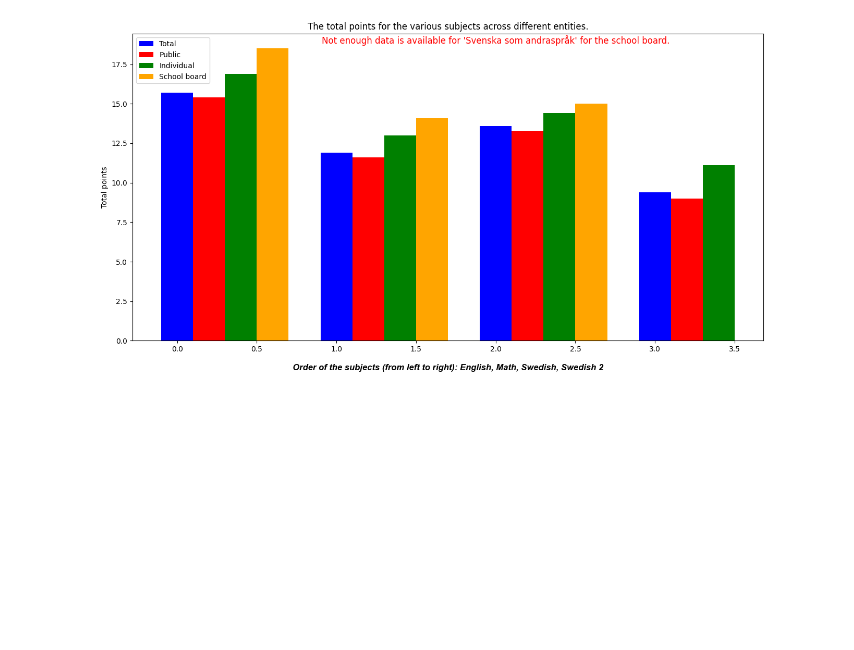
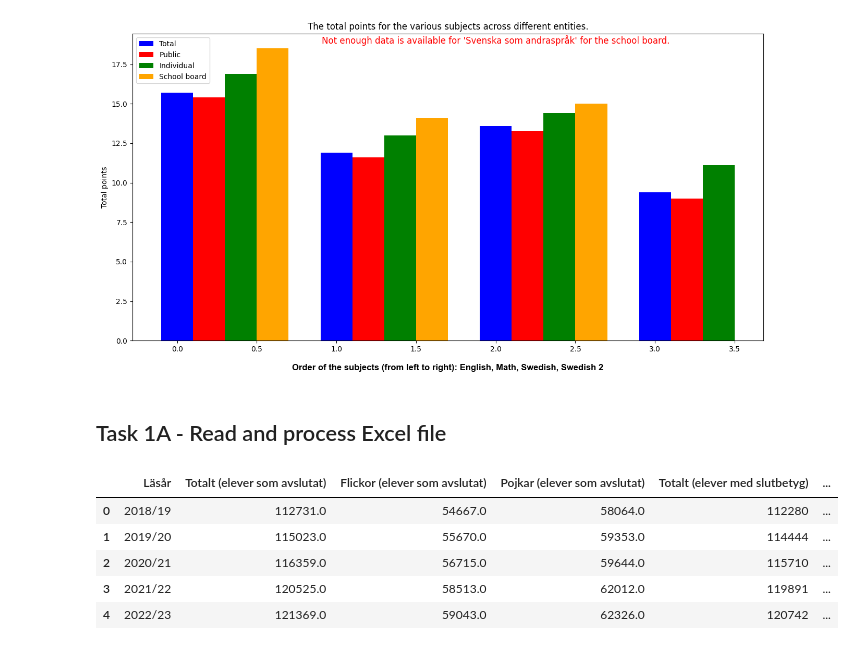
Before and after one commit to KevinKinnunen/Python-Kevin-Kinnunen-OPA23, a Jupyter notebook: labs/lab2/main.ipynb, the cells around one changed output. Cells and saved outputs as stored; diff of their text form; code cells hidden in the pictures; blank space fills up the shorter version.

Commit message:
Task 1A: Read and process xlsx file
Read in Excel sheets, modify sheet one columns (Tabbel 1A) to specify the Excel information, and output the sheet one XLSX Table 1A.

```diff
--- a/labs/lab2/main.ipynb
+++ b/labs/lab2/main.ipynb
@@ -255,3 +248,30 @@ plt.savefig('visualizations/total_points_subplot(Task 0E).png', bbox_inches='tig
 plt.show()
 # %% [output]
 [figure]
+# %% [markdown]
+## Task 1A - Read and process Excel file
+# %%
+# Specify sheet names
+sheet_names = ['Tabell 1A', 'Tabell 1B']
+
+dfs = [pd.read_excel(grades_and_tests_national_level, sheet_name=sheet, skiprows=9) for sheet in sheet_names]
+
+# Rename columns for Tabell 1A
+dfs[0].columns = [
+    "Läsår",  # Year
+    "Totalt (elever som avslutat)", "Flickor (elever som avslutat)", "Pojkar (elever som avslutat)",  # Students who completed åk9
+    "Totalt (elever med slutbetyg)", "Flickor (elever med slutbetyg)", "Pojkar (elever med slutbetyg)",  # Students with final grades
+    "Totalt (elever med godkänt betyg)", "Flickor (elever med godkänt betyg)", "Pojkar (elever med godkänt betyg)"  # Students with approved grades
+]
+
+dfs_Tabell_1A = dfs[0].head()
+
+# Output Tabell 1A
+dfs_Tabell_1A
+# %% [output]
+|  | Läsår | Totalt (elever som avslutat) | Flickor (elever som avslutat) | Pojkar (elever som avslutat) | Totalt (elever med slutbetyg) | ... |
+| 0 | 2018/19 | 112731.0 | 54667.0 | 58064.0 | 112280 | ... |
+| 1 | 2019/20 | 115023.0 | 55670.0 | 59353.0 | 114444 | ... |
+| 2 | 2020/21 | 116359.0 | 56715.0 | 59644.0 | 115710 | ... |
+| 3 | 2021/22 | 120525.0 | 58513.0 | 62012.0 | 119891 | ... |
+| 4 | 2022/23 | 121369.0 | 59043.0 | 62326.0 | 120742 | ... |
```
Also changed, not shown: parts of 7 cells of this notebook.
